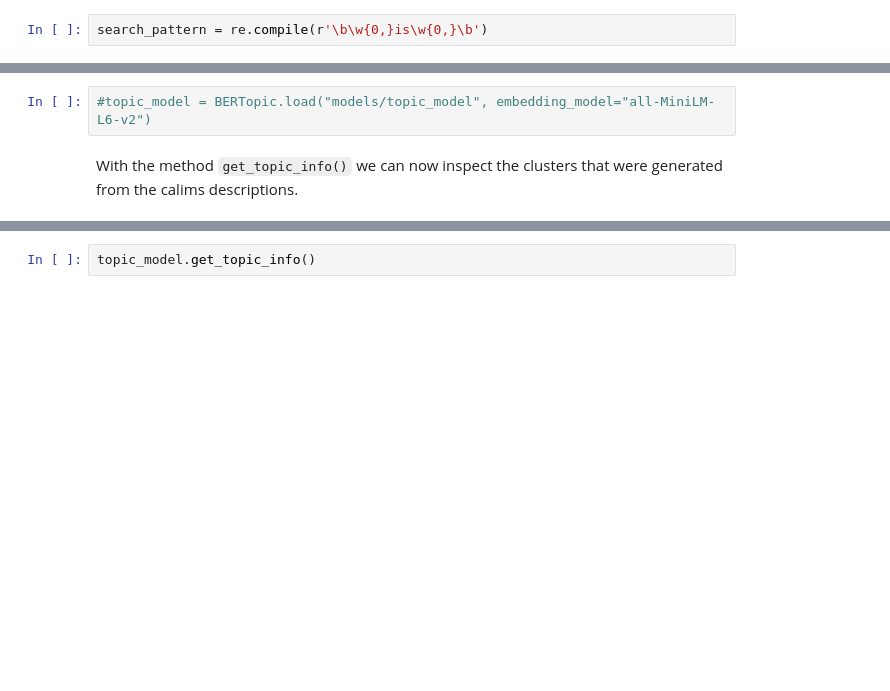
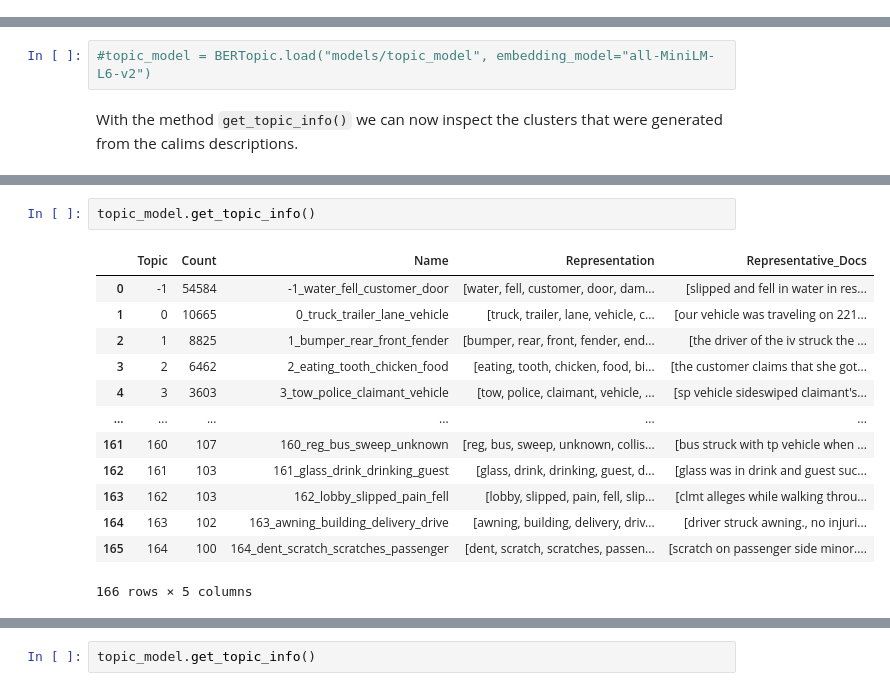
Before and after one commit to applied-ai-jlu-ws25-26/course, a Jupyter notebook: 2_nlp/nlp.ipynb, the cells around one changed output, grey strips where cells are left out. Drawn from its saved outputs; the diff is of its cells as text; blank space fills up the shorter version.

```diff
--- a/2_nlp/nlp.ipynb
+++ b/2_nlp/nlp.ipynb
@@ -184,2 +175,0 @@ text = 'This course is about Artificial Intelligence.'
-# %%
-search_pattern = re.compile(r'\b\w{0,}is\w{0,}\b')
@@ -928,0 +935,16 @@ With the method `get_topic_info()` we can now inspect the clusters that were gen
+# %%
+topic_model.get_topic_info()
+# %% [output]
+|  | Topic | Count | Name | Representation | Representative_Docs |
+| 0 | -1 | 54584 | -1_water_fell_customer_door | [water, fell, customer, door, dam... | [slipped and fell in water in res... |
+| 1 | 0 | 10665 | 0_truck_trailer_lane_vehicle | [truck, trailer, lane, vehicle, c... | [our vehicle was traveling on 221... |
+| 2 | 1 | 8825 | 1_bumper_rear_front_fender | [bumper, rear, front, fender, end... | [the driver of the iv struck the ... |
+| 3 | 2 | 6462 | 2_eating_tooth_chicken_food | [eating, tooth, chicken, food, bi... | [the customer claims that she got... |
+| 4 | 3 | 3603 | 3_tow_police_claimant_vehicle | [tow, police, claimant, vehicle, ... | [sp vehicle sideswiped claimant's... |
+| ... | ... | ... | ... | ... | ... |
+| 161 | 160 | 107 | 160_reg_bus_sweep_unknown | [reg, bus, sweep, unknown, collis... | [bus struck with tp vehicle when ... |
+| 162 | 161 | 103 | 161_glass_drink_drinking_guest | [glass, drink, drinking, guest, d... | [glass was in drink and guest suc... |
+| 163 | 162 | 103 | 162_lobby_slipped_pain_fell | [lobby, slipped, pain, fell, slip... | [clmt alleges while walking throu... |
+| 164 | 163 | 102 | 163_awning_building_delivery_drive | [awning, building, delivery, driv... | [driver struck awning., no injuri... |
+| 165 | 164 | 100 | 164_dent_scratch_scratches_passenger | [dent, scratch, scratches, passen... | [scratch on passenger side minor.... |
+166 rows × 5 columns
```
Also changed, not shown: parts of 11 cells of this notebook.
